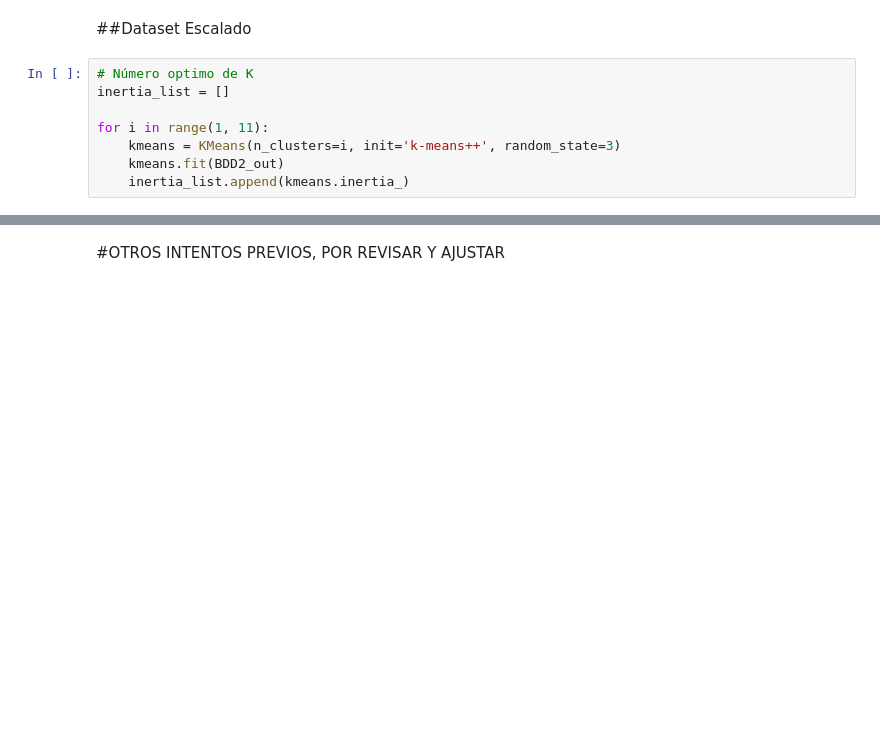
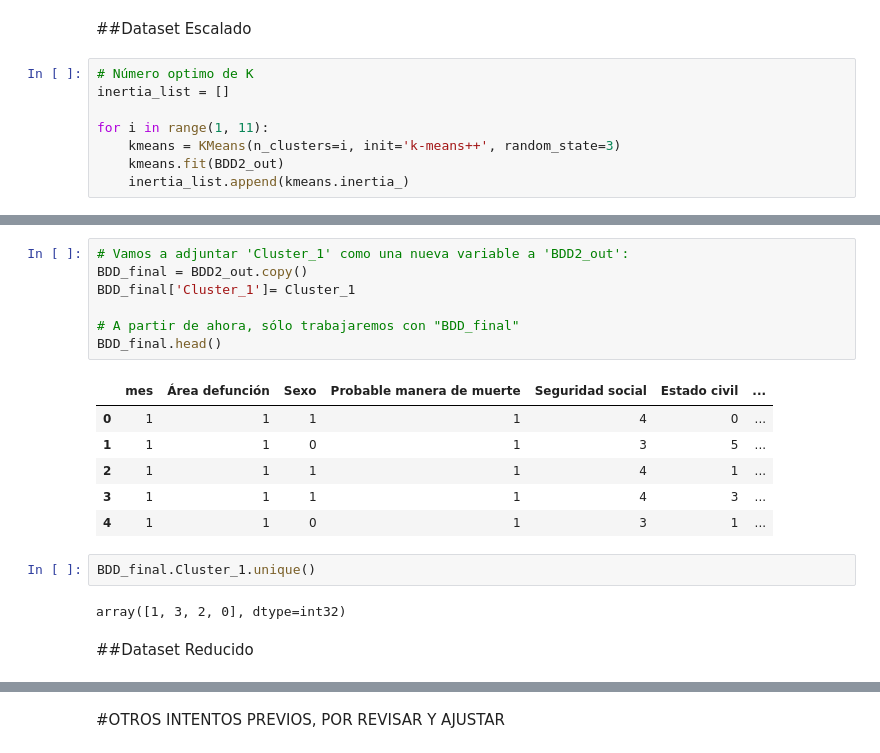
Before and after one commit to veronica1908/T2_APRENDIZAJE_NO_SUPERVISADO, a Jupyter notebook: APRENDIZAJE_NO_SUPERVISADO.ipynb, the cells around one changed output, grey strips where cells are left out. Cells and saved outputs as stored; diff of their text form; blank space fills up the shorter version.

```diff
--- a/APRENDIZAJE_NO_SUPERVISADO.ipynb
+++ b/APRENDIZAJE_NO_SUPERVISADO.ipynb
@@ -1688,0 +1800,20 @@ for i in range(1, 11):
+# %%
+# Vamos a adjuntar 'Cluster_1' como una nueva variable a 'BDD2_out':
+BDD_final = BDD2_out.copy()
+BDD_final['Cluster_1']= Cluster_1
+
+# A partir de ahora, sólo trabajaremos con "BDD_final"
+BDD_final.head()
+# %% [output]
+|  | mes | Área defunción | Sexo | Probable manera de muerte | Seguridad social | Estado civil | ... |
+| 0 | 1 | 1 | 1 | 1 | 4 | 0 | ... |
+| 1 | 1 | 1 | 0 | 1 | 3 | 5 | ... |
+| 2 | 1 | 1 | 1 | 1 | 4 | 1 | ... |
+| 3 | 1 | 1 | 1 | 1 | 4 | 3 | ... |
+| 4 | 1 | 1 | 0 | 1 | 3 | 1 | ... |
+# %%
+BDD_final.Cluster_1.unique()
+# %% [output]
+array([1, 3, 2, 0], dtype=int32)
+# %% [markdown]
+##Dataset Reducido
```
Also changed, not shown: parts of 15 cells of this notebook.
